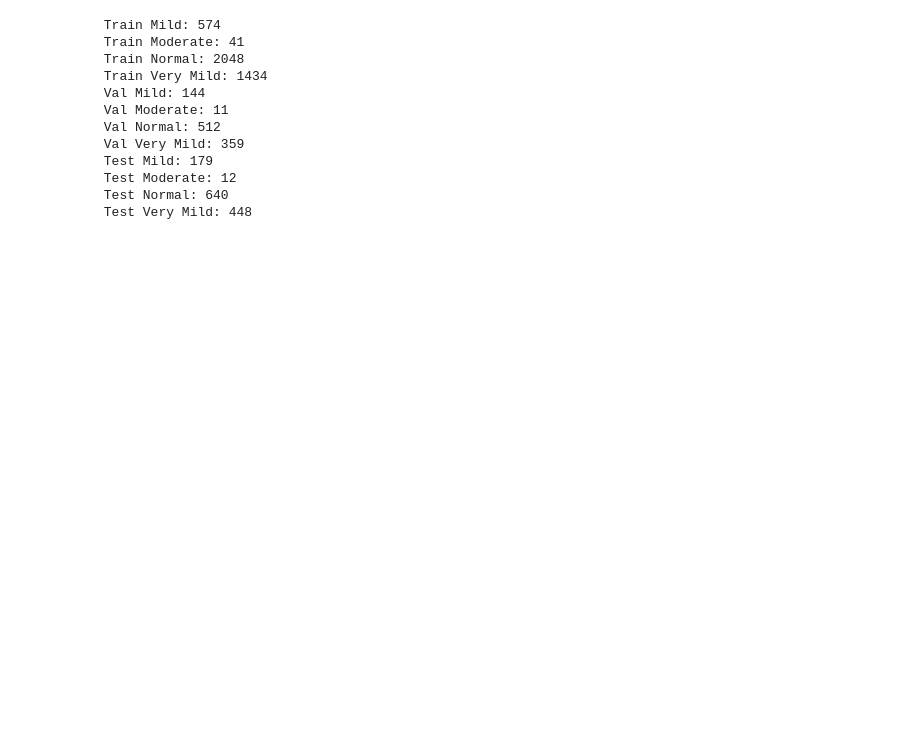
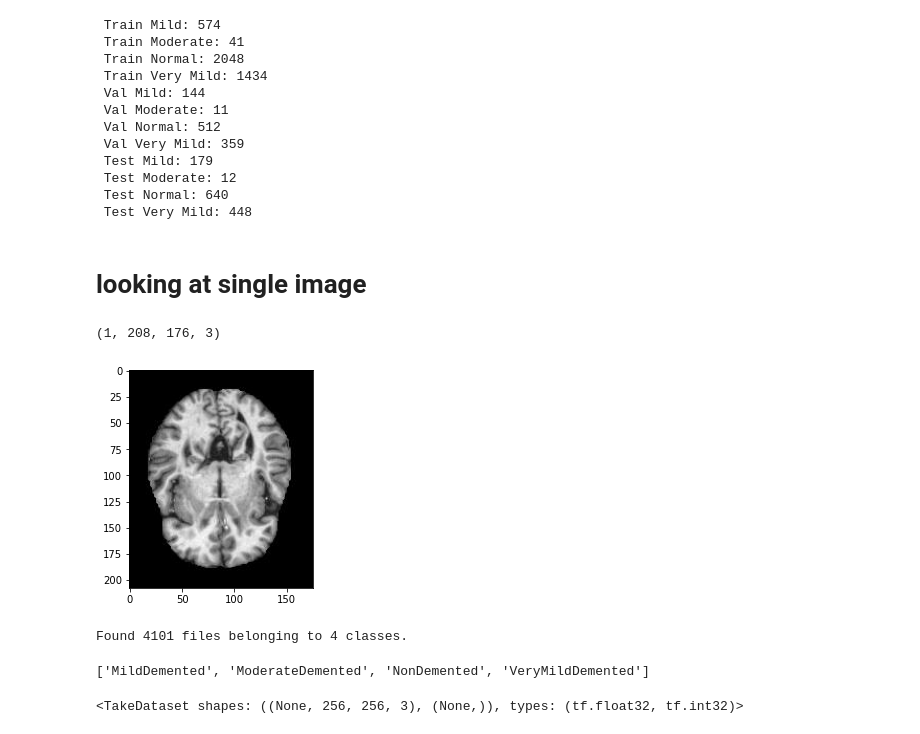
Before and after one commit to howen7/Alzeimers, a Jupyter notebook: notebooks/exploratory/EDA.ipynb, the cells around one changed output. Drawn from its saved outputs; the diff is of its cells as text; code cells hidden in the pictures; blank space fills up the shorter version.

Commit message:
Changes made to EDA and first model including visuals

```diff
--- a/notebooks/exploratory/EDA.ipynb
+++ b/notebooks/exploratory/EDA.ipynb
@@ -44,3 +55,29 @@ print(f' Test Very Mild: {len(os.listdir(test_verymild_dir))}')
  Test Moderate: 12
  Test Normal: 640
  Test Very Mild: 448
+# %% [markdown]
+# looking at single image
+# %%
+img_path = '../../src/data/train/NonDemented/nondem100.jpg'
+
+
+img = image.load_img(img_path)
+img_tensor = image.img_to_array(img)
+img_tensor = np.expand_dims(img_tensor, axis=0)
+img_tensor /= 255.
+# %%
+#Check tensor shape
+print(img_tensor.shape)
+
+#Preview an image
+plt.imshow(img_tensor[0])
+plt.show()
+# %% [output]
+(1, 208, 176, 3)
+[figure, added]
+# %%
+train_ds = tf.keras.preprocessing.image_dataset_from_directory(
+  '../../src/data/train',
+  seed=123)
+# %% [output]
+Found 4101 files belonging to 4 classes.
@@ -46,0 +86,8 @@ print(f' Test Very Mild: {len(os.listdir(test_verymild_dir))}')
+# %%
+class_names
+# %% [output]
+['MildDemented', 'ModerateDemented', 'NonDemented', 'VeryMildDemented']
+# %%
+train_ds.take(1)
+# %% [output]
+<TakeDataset shapes: ((None, 256, 256, 3), (None,)), types: (tf.float32, tf.int32)>
```
Also changed, not shown: parts of 6 cells of this notebook, 1 other file.
